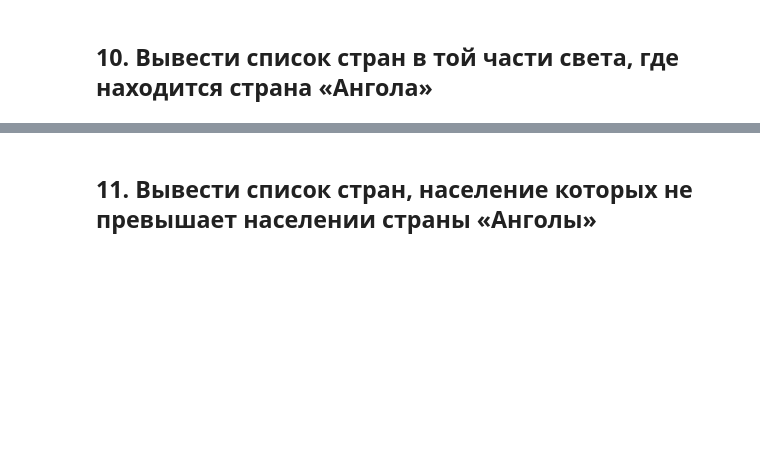
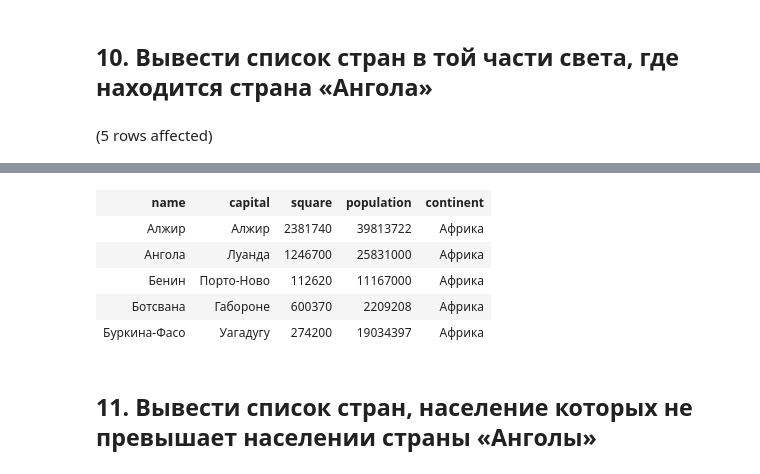
Before and after one commit to petrik33/BSU-Data-Engineering, a Jupyter notebook: 9. Unions, Sub-Selection/Notebook2.ipynb, the cells around one changed output, grey strips where cells are left out. Cells and saved outputs as stored; diff of their text form; code cells hidden in the pictures; blank space fills up the shorter version.

```diff
--- a/9. Unions, Sub-Selection/Notebook2.ipynb
+++ b/9. Unions, Sub-Selection/Notebook2.ipynb
@@ -201,17 +266,16 @@ select
 	population,
 	continent
 from
+	Countries
+where
+	continent =
 	(
 	select
-		name,
-		capital,
-		square,
-		population,
 		continent
 	from
 		Countries
 	where
-		continent = 'Àôðèêà'
-	) as Afric_table
-where
-	population > 50000000
+		name = N'Ангола'
+	)
+# %% [output]
+(5 rows affected)
@@ -218,3 +283,9 @@ where
+| name | capital | square | population | continent |
+| Алжир | Алжир | 2381740 | 39813722 | Африка |
+| Ангола | Луанда | 1246700 | 25831000 | Африка |
+| Бенин | Порто-Ново | 112620 | 11167000 | Африка |
+| Ботсвана | Габороне | 600370 | 2209208 | Африка |
+| Буркина-Фасо | Уагадугу | 274200 | 19034397 | Африка |
 # %% [markdown]
 ## 11. Вывести список стран, население которых не превышает населении страны «Анголы»
 # %%
```
Also changed, not shown: parts of 12 cells of this notebook.
